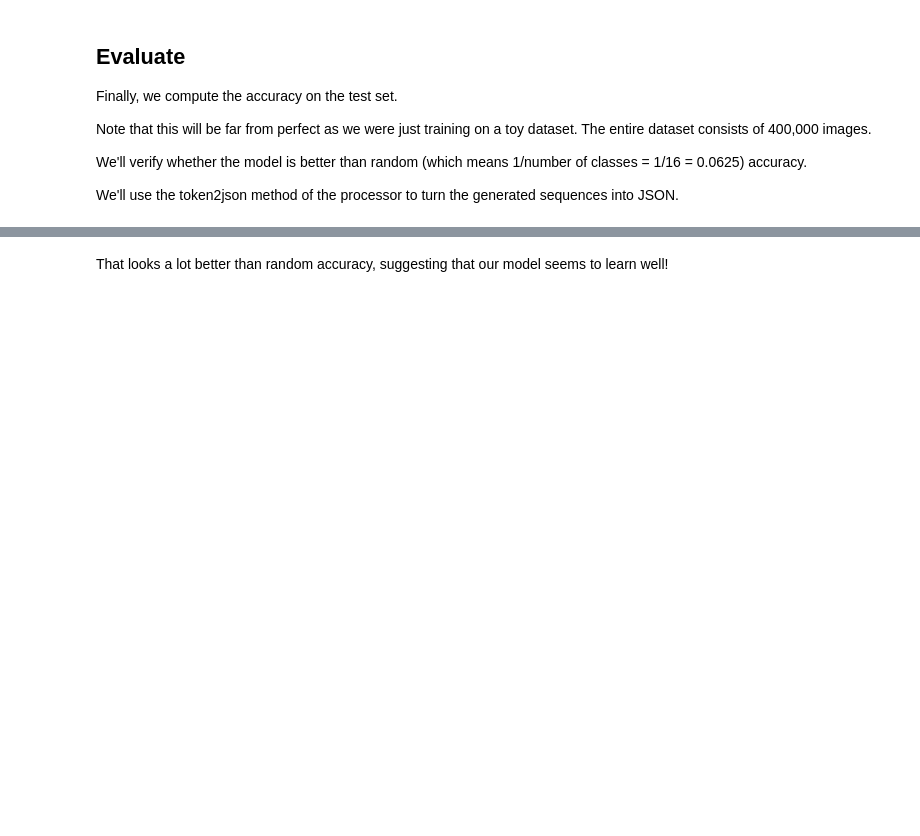
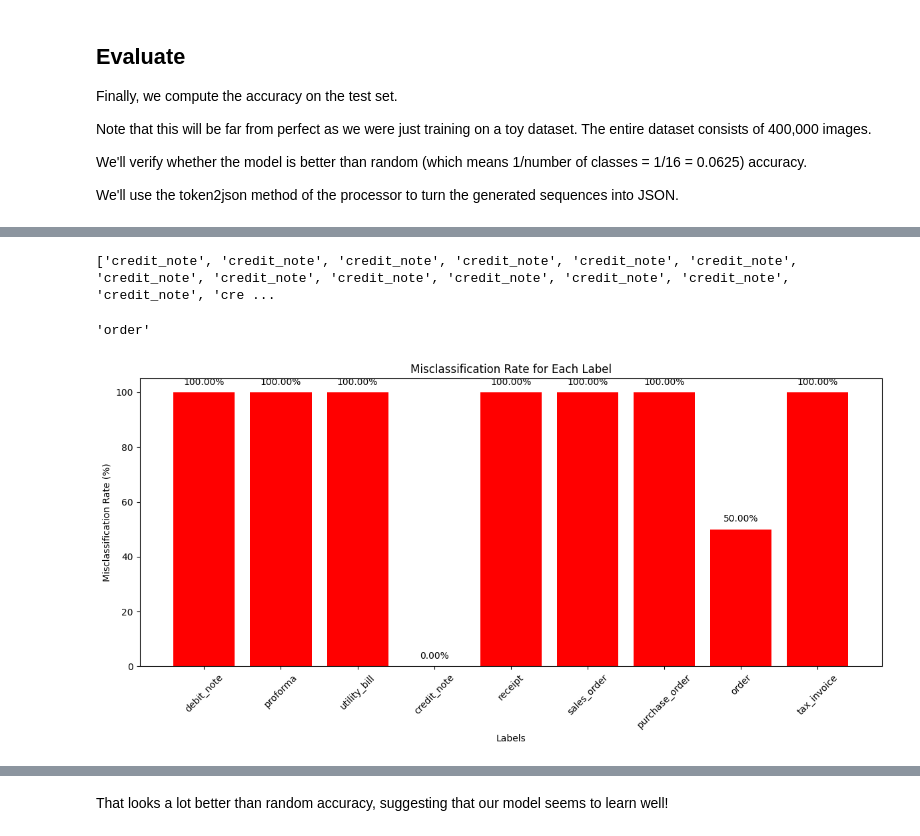
Before and after one commit to sn0lian/Sebastian-Strobel-Hauptprojekt, a Jupyter notebook: Document Classification/Fine_tune_Donut_on_toy_RVL_CDIP_(document_image_classification).ipynb, the cells around one changed output, grey strips where cells are left out. Drawn from its saved outputs; the diff is of its cells as text; code cells hidden in the pictures; blank space fills up the shorter version.

```diff
--- a/Document Classification/Fine_tune_Donut_on_toy_RVL_CDIP_(document_image_classification).ipynb
+++ b/Document Classification/Fine_tune_Donut_on_toy_RVL_CDIP_(document_image_classification).ipynb
@@ -398,16 +404,18 @@ device = 'cuda' if torch.cuda.is_available() else 'cpu'
 model.to(device)
 optimizer = torch.optim.AdamW(params=model.parameters(), lr=1e-5)
 
-for epoch in range(10):
+for epoch in range(4):
     print("Epoch:", epoch+1)
     model.train()
     for i, batch in enumerate(tqdm(train_dataloader)):
         batch = {k: v.to(device) for k, v in batch.items()}
         pixel_values = batch["pixel_values"]
         labels = batch["labels"]
-
+        #print(pixel_values)
+        #print(labels)
         outputs = model(pixel_values=pixel_values,
                         labels=labels)
+
         loss = outputs.loss
         loss.backward()
         optimizer.step()
@@ -415,5 +423,7 @@ for epoch in range(10):
 
         if i % 100 == 0:
             print("Loss:", loss.item())
+    #if (epoch+1) % 2 == 0:
+        #model.push_to_hub("ZaNioxX/DocILE_10_5_ImageClassification_donut_" + str(epoch+1), private=True)
 # %% [output]
 Epoch: 1
@@ -461,16 +449,17 @@ import re
 
 model.eval()
 
-dataset = load_dataset("nielsr/rvl_cdip_10_examples_per_class_donut", split="test")
+dataset = load_dataset("ZaNioxX/DocILE_10_5_ImageClassification_donut_test20", split="test")
 
 output_list = []
+real = []
 accs = []
 for idx, sample in tqdm(enumerate(dataset), total=len(dataset)):
     # prepare encoder inputs
     pixel_values = processor(sample["image"].convert("RGB"), return_tensors="pt").pixel_values
     pixel_values = pixel_values.to(device)
     # prepare decoder inputs
-    task_prompt = "<s_rvlcdip>"
+    task_prompt = "<s_docile>"
     decoder_input_ids = processor.tokenizer(task_prompt, add_special_tokens=False, return_tensors="pt").input_ids
     decoder_input_ids = decoder_input_ids.to(device)
 
@@ -499,8 +488,8 @@ for idx, sample in tqdm(enumerate(dataset), total=len(dataset)):
     score = float(seq["class"] == gt["class"])
 
     accs.append(score)
-
-    output_list.append(seq)
+    real.append(gt["class"])
+    output_list.append(seq["class"])
 
 scores = {"accuracies": accs, "mean_accuracy": np.mean(accs)}
 print(scores, f"length : {len(accs)}")
@@ -512,0 +506,61 @@ scores["mean_accuracy"]
+# %%
+print(output_list)
+# %% [output]
+['credit_note', 'credit_note', 'credit_note', 'credit_note', 'credit_note', 'credit_note', 'credit_note', 'credit_note', 'credit_note', 'credit_note', 'credit_note', 'credit_note', 'credit_note', 'cre ...
+# %%
+output_list[20] = "order"
+# %%
+output_list[20]
+# %% [output]
+'order'
+# %%
+import numpy as np
+import matplotlib.pyplot as plt
+
+# Define the custom order for labels
+custom_order = [
+    "debit_note",
+    "proforma",
+    "utility_bill",
+    "credit_note",
+    "receipt",
+    "sales_order",
+    "purchase_order",
+    "order",
+    "tax_invoice"
+]
+
+# Create a dictionary to store the counts of each label
+label_counts = {label: real.count(label) for label in set(real)}
+
+# Initialize a dictionary to store the count of correct predictions for each label
+correct_counts = {label: 0 for label in set(real)}
+
+# Count the correct predictions for each label
+for r, o in zip(real, output_list):
+    if r == o:
+        correct_counts[r] += 1
+
+# Calculate the misclassification rate (percentage of wrong classifications) for each label
+misclassification_per_label = {label: (1 - (correct_counts[label] / label_counts[label])) * 100 if label_counts[label] > 0 else 0 for label in custom_order}
+
+# Create a list of labels and corresponding misclassification percentages
+labels = [label for label in custom_order]
+misclassification_values = [misclassification_per_label[label] for label in custom_order]
+
+# Create a bar plot with custom ordering
+plt.figure(figsize=(12, 6))
+plt.bar(labels, misclassification_values, color='red')
+plt.xlabel('Labels')
+plt.ylabel('Misclassification Rate (%)')
+plt.title('Misclassification Rate for Each Label')
+plt.xticks(rotation=45)
+
+# Display the misclassification percentage above each bar, with adjusted vertical alignment
+for i, misclassification in enumerate(misclassification_values):
+    plt.text(i, misclassification + 2, f'{misclassification:.2f}%', ha='center', va='bottom', fontsize=10)
+
+plt.tight_layout()
+plt.show()
+# %% [output]
+[figure, added]
```
Also changed, not shown: parts of 26 cells of this notebook, 1 other file.
